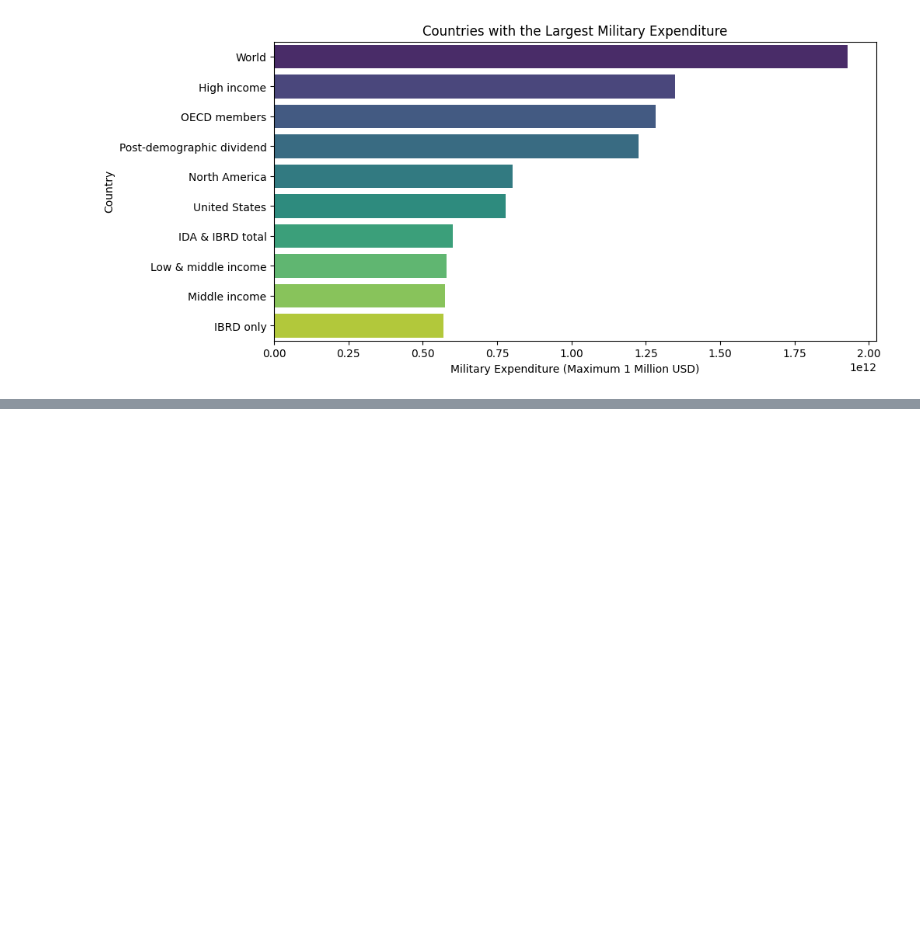
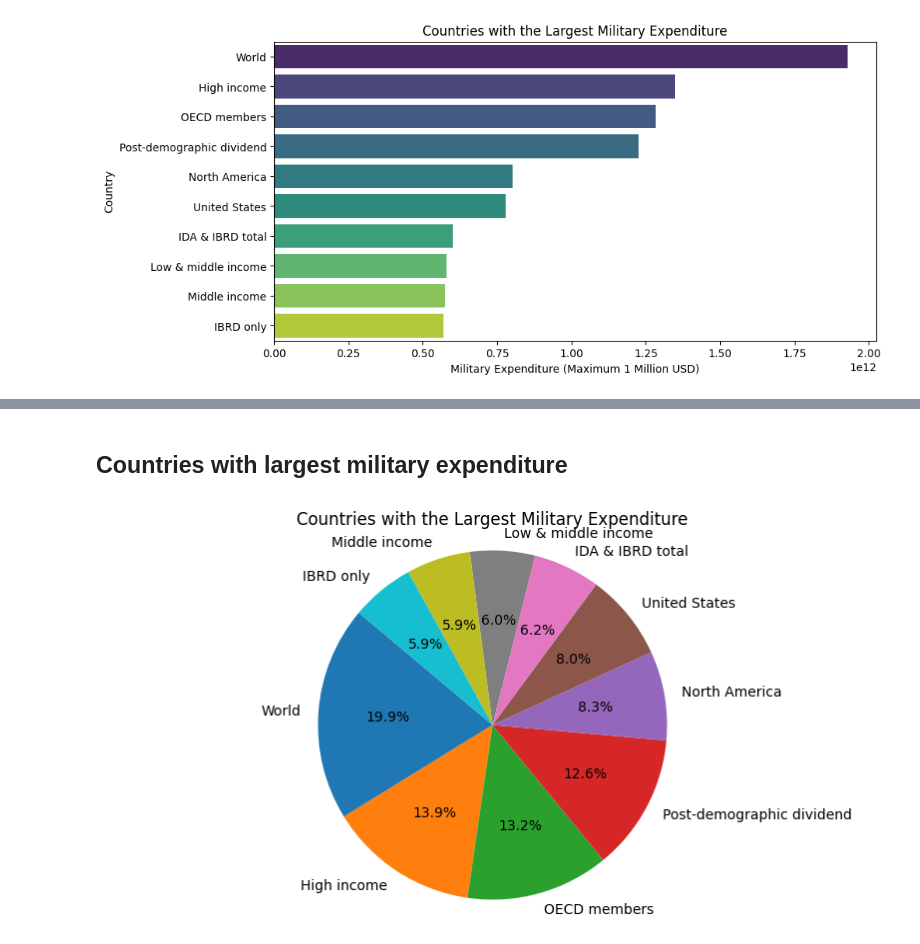
Before and after one commit to Sumit-Agnihotri/MILITARY_EXPENDITURE_ANALYSIS, a Jupyter notebook: Military Expenditure Analysis.ipynb, the cells around one changed output, grey strips where cells are left out. Saved outputs shown, nothing was run; the diff lists cells and outputs as text; code cells hidden in the pictures; blank space fills up the shorter version.

```diff
--- a/Military Expenditure Analysis.ipynb
+++ b/Military Expenditure Analysis.ipynb
@@ -247,0 +257,10 @@ def plotter_10(smallest_4):
+# %% [markdown]
+## Countries with largest military expenditure
+# %%
+plt.figure(figsize=(10,5))
+plt.pie(top_10["max"], labels=top_10.index, autopct="%1.1f%%", startangle=140)
+plt.title("Countries with the Largest Military Expenditure")
+plt.axis("equal")
+plt.show()
+# %% [output]
+[figure, added]
```
Also changed, not shown: parts of 4 cells of this notebook.
